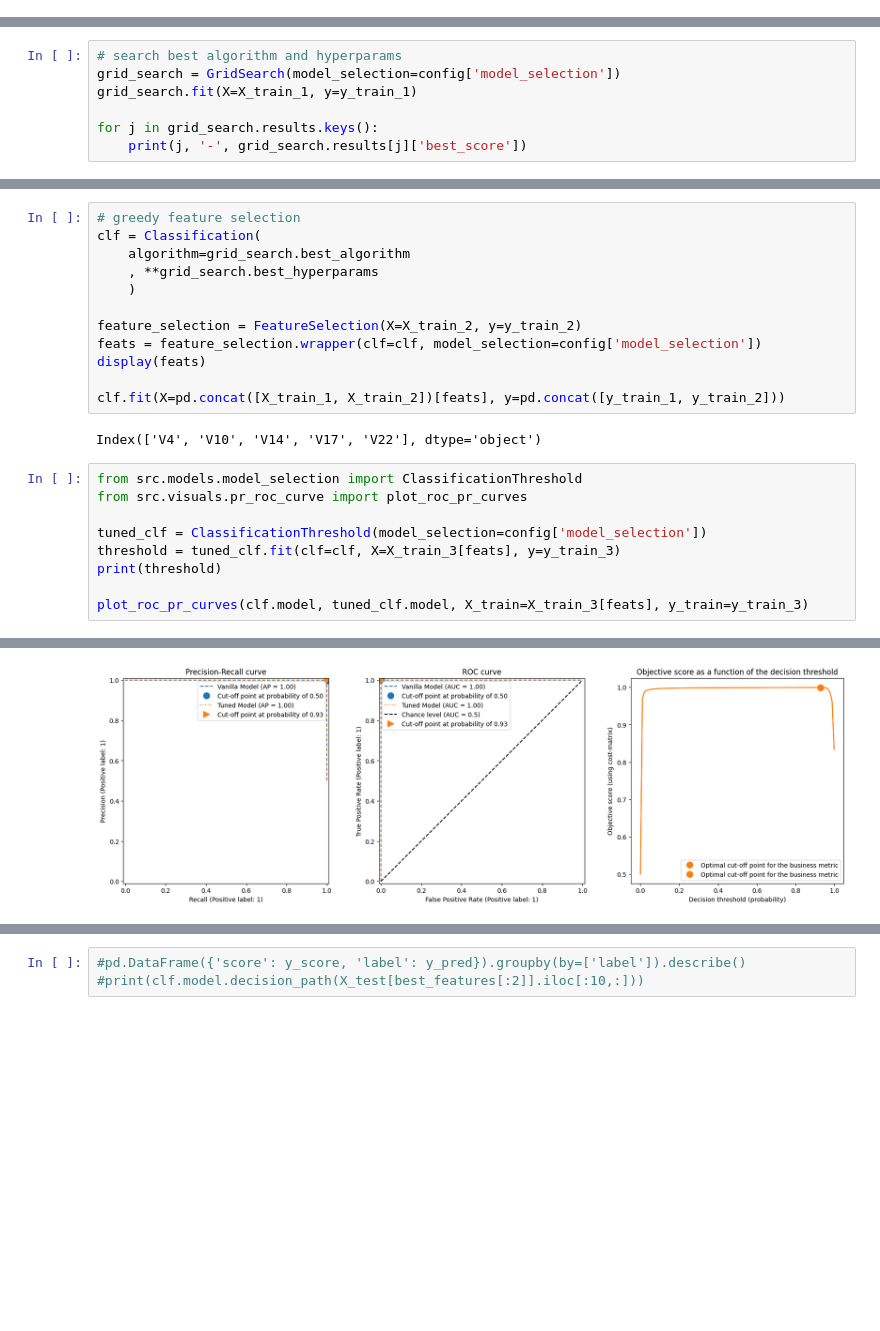
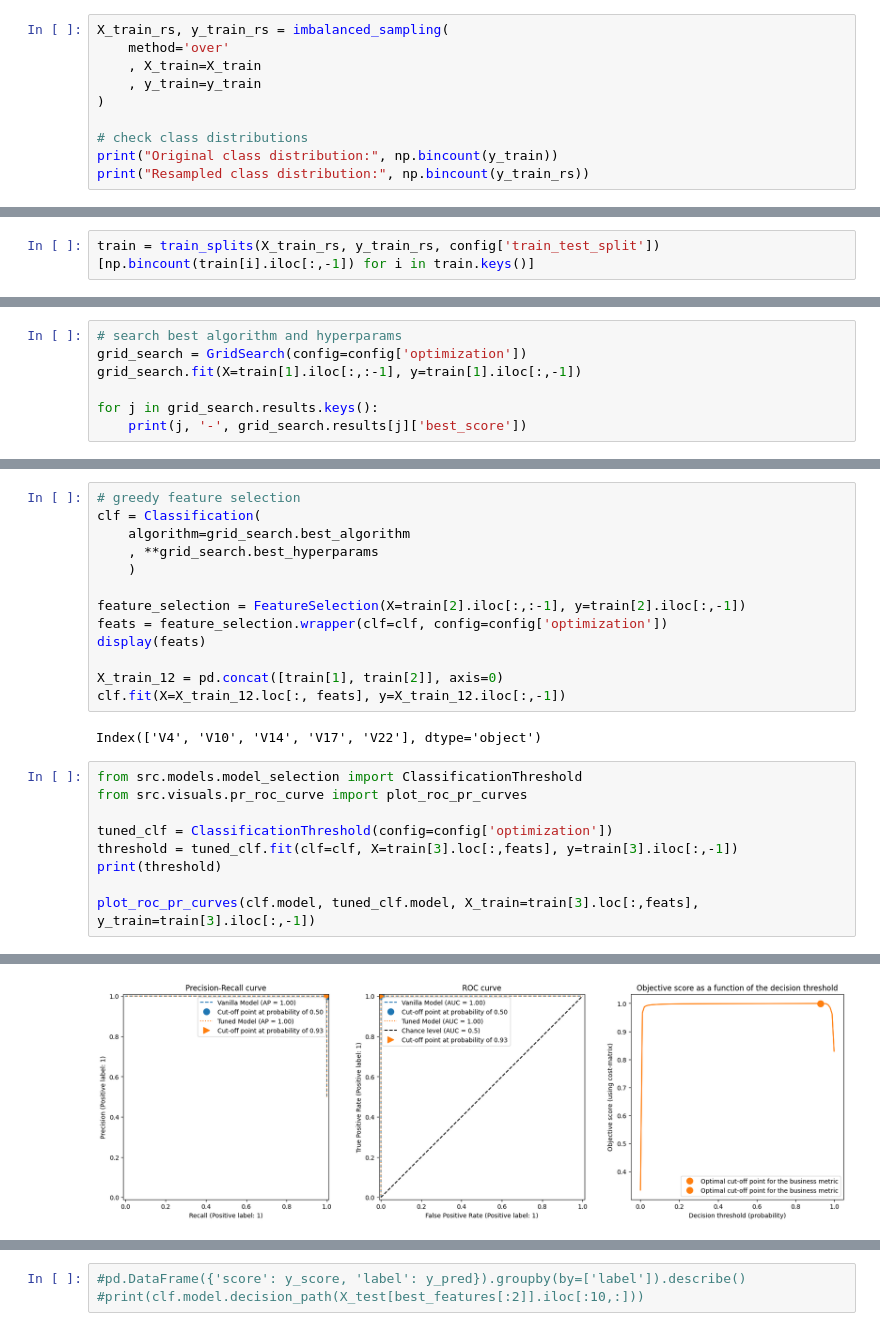
Before and after one commit to goncvlo/Fraud, a Jupyter notebook: main.ipynb, the cells around one changed output, grey strips where cells are left out. Saved outputs shown, nothing was run; the diff lists cells and outputs as text; blank space fills up the shorter version.

```diff
--- a/main.ipynb
+++ b/main.ipynb
@@ -118,0 +73,10 @@ train 3 class distribution: [66850 66849]
+# %%
+X_train_rs, y_train_rs = imbalanced_sampling(
+    method='over'
+    , X_train=X_train
+    , y_train=y_train
+)
+
+# check class distributions
+print("Original class distribution:", np.bincount(y_train))
+print("Resampled class distribution:", np.bincount(y_train_rs))
@@ -118,0 +86,3 @@ train 3 class distribution: [66850 66849]
+# %%
+train = train_splits(X_train_rs, y_train_rs, config['train_test_split'])
+[np.bincount(train[i].iloc[:,-1]) for i in train.keys()]
@@ -119,7 +93,7 @@ train 3 class distribution: [66850 66849]
 # %%
 # search best algorithm and hyperparams
-grid_search = GridSearch(model_selection=config['model_selection'])
-grid_search.fit(X=X_train_1, y=y_train_1)
+grid_search = GridSearch(config=config['optimization'])
+grid_search.fit(X=train[1].iloc[:,:-1], y=train[1].iloc[:,-1])
 
 for j in grid_search.results.keys():
     print(j, '-', grid_search.results[j]['best_score'])
@@ -152,20 +126,21 @@ clf = Classification(
     , **grid_search.best_hyperparams
     )
 
-feature_selection = FeatureSelection(X=X_train_2, y=y_train_2)
-feats = feature_selection.wrapper(clf=clf, model_selection=config['model_selection'])
+feature_selection = FeatureSelection(X=train[2].iloc[:,:-1], y=train[2].iloc[:,-1])
+feats = feature_selection.wrapper(clf=clf, config=config['optimization'])
 display(feats)
 
-clf.fit(X=pd.concat([X_train_1, X_train_2])[feats], y=pd.concat([y_train_1, y_train_2]))
+X_train_12 = pd.concat([train[1], train[2]], axis=0)
+clf.fit(X=X_train_12.loc[:, feats], y=X_train_12.iloc[:,-1])
 # %% [output]
 Index(['V4', 'V10', 'V14', 'V17', 'V22'], dtype='object')
 # %%
 from src.models.model_selection import ClassificationThreshold
 from src.visuals.pr_roc_curve import plot_roc_pr_curves
 
-tuned_clf = ClassificationThreshold(model_selection=config['model_selection'])
-threshold = tuned_clf.fit(clf=clf, X=X_train_3[feats], y=y_train_3)
+tuned_clf = ClassificationThreshold(config=config['optimization'])
+threshold = tuned_clf.fit(clf=clf, X=train[3].loc[:,feats], y=train[3].iloc[:,-1])
 print(threshold)
 
-plot_roc_pr_curves(clf.model, tuned_clf.model, X_train=X_train_3[feats], y_train=y_train_3)
+plot_roc_pr_curves(clf.model, tuned_clf.model, X_train=train[3].loc[:,feats], y_train=train[3].iloc[:,-1])
 # %% [output]
@@ -173,4 +148,4 @@ plot_roc_pr_curves(clf.model, tuned_clf.model, X_train=X_train_3[feats], y_train
-[figure, old version]
+[figure, new version]
 # %%
 # fit best algorithm on most important features of training data
 clf = Classification(
```
Also changed, not shown: parts of 13 cells of this notebook.
